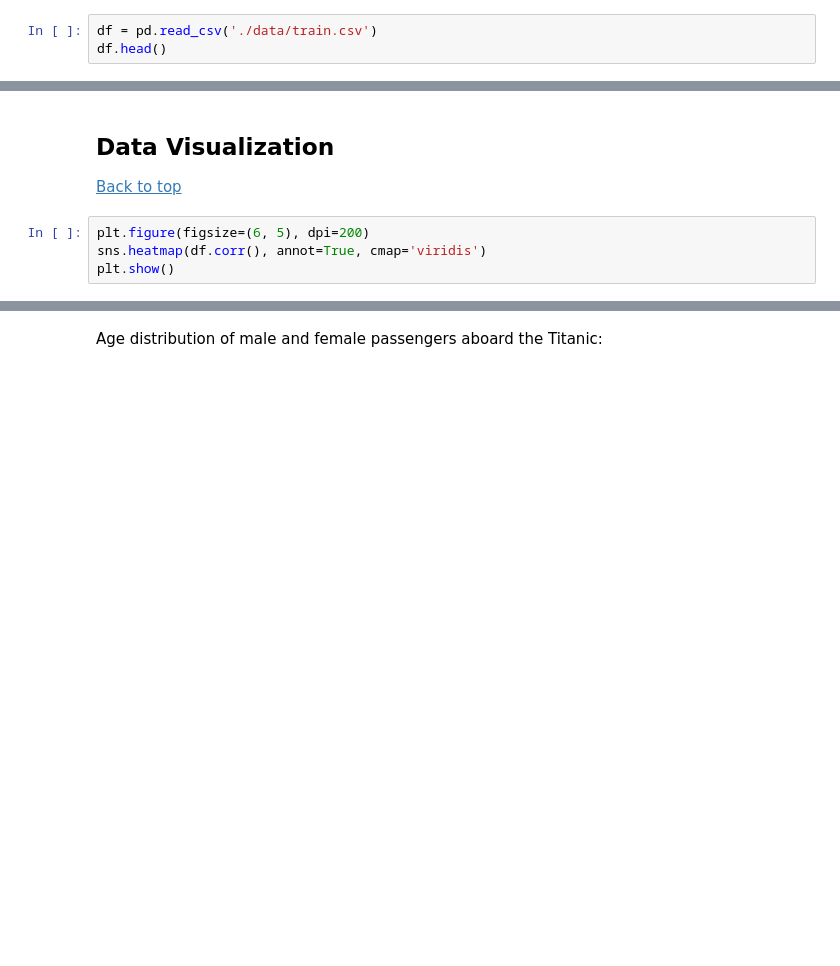
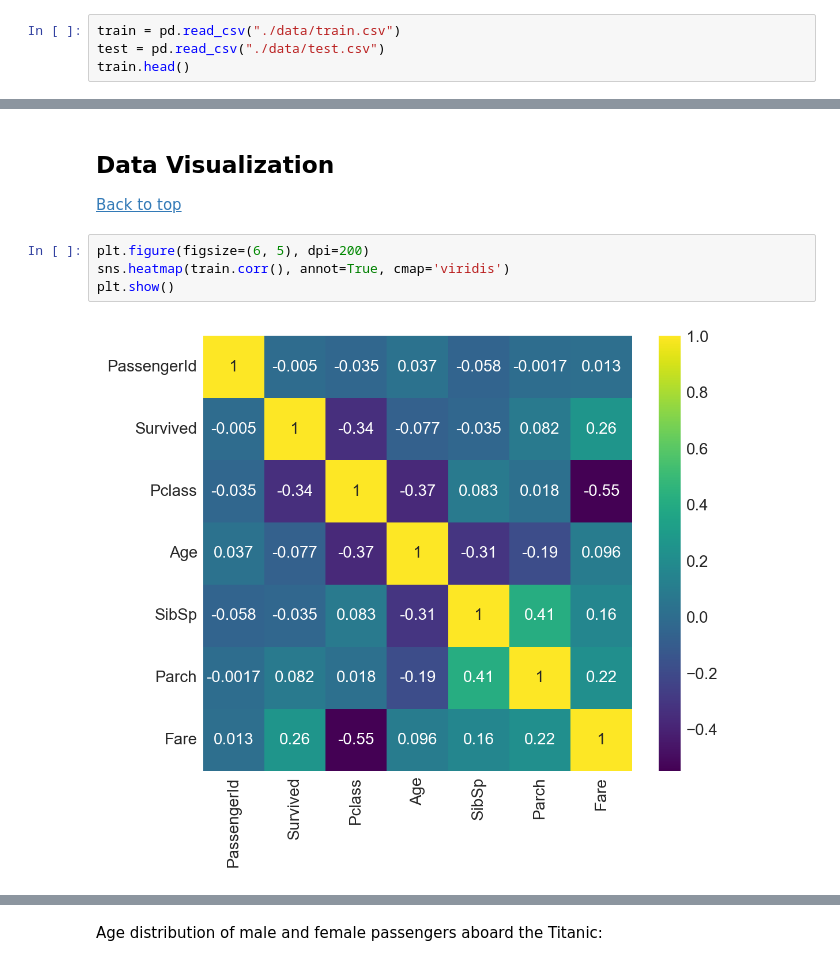
Before and after one commit to Chau-Ngoc/titanic-survival-classification, a Jupyter notebook: titanic_classification.ipynb, the cells around one changed output, grey strips where cells are left out. Drawn from its saved outputs; the diff is of its cells as text; blank space fills up the shorter version.

Commit message:
Completed training

```diff
--- a/titanic_classification.ipynb
+++ b/titanic_classification.ipynb
@@ -49,3 +60,4 @@ pio.renderers.default = "notebook_connected"
 # %%
-df = pd.read_csv('./data/train.csv')
-df.head()
+train = pd.read_csv("./data/train.csv")
+test = pd.read_csv("./data/test.csv")
+train.head()
@@ -62,7 +126,9 @@ df.describe().transpose()
 [Back to top](#top)
 # %%
 plt.figure(figsize=(6, 5), dpi=200)
-sns.heatmap(df.corr(), annot=True, cmap='viridis')
+sns.heatmap(train.corr(), annot=True, cmap='viridis')
 plt.show()
+# %% [output]
+[figure, added]
 # %%
 fig = px.histogram(
```
Also changed, not shown: parts of 81 cells of this notebook.
